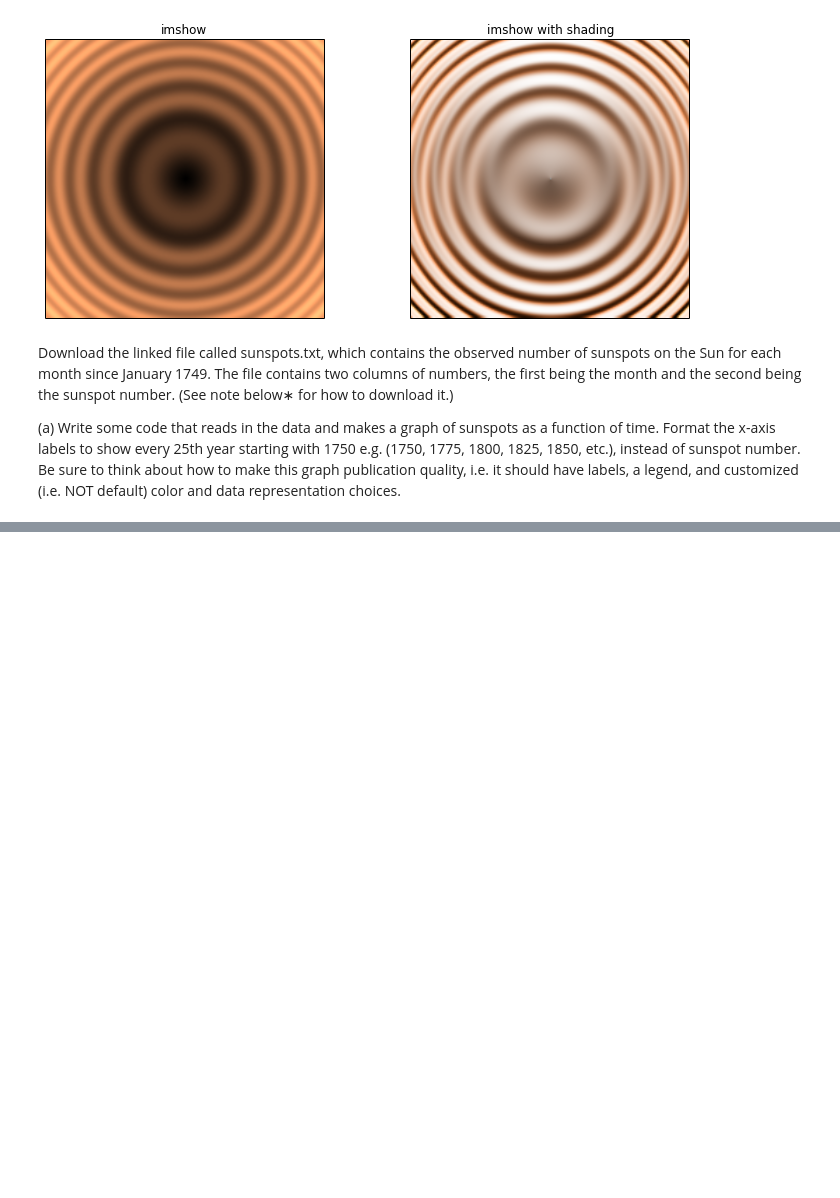
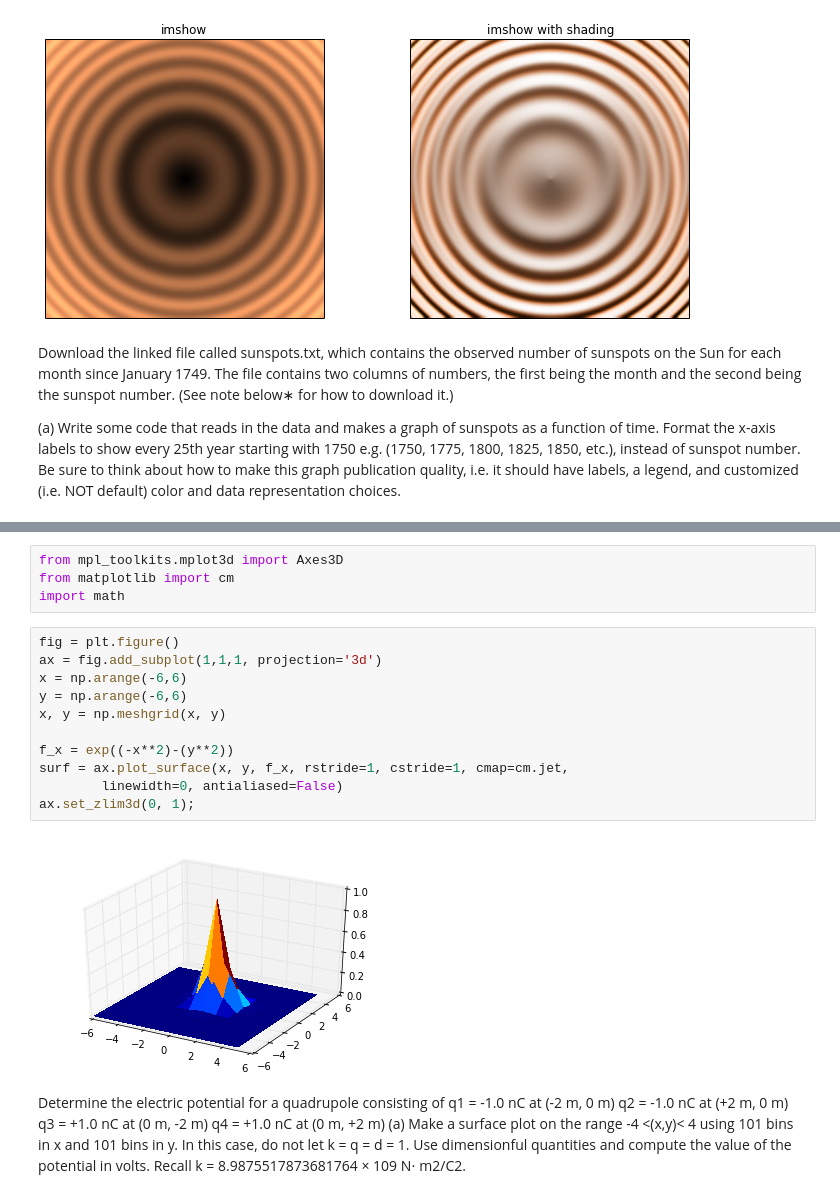
Before and after one commit to joknowle/PHYS202-S14, a Jupyter notebook: Graphics/GraphicsExercies.ipynb, the cells around one changed output, grey strips where cells are left out. Cells and saved outputs as stored; diff of their text form; blank space fills up the shorter version.

```diff
--- a/Graphics/GraphicsExercies.ipynb
+++ b/Graphics/GraphicsExercies.ipynb
@@ -82,0 +254,25 @@ IOError: [Errno 2] No such file or directory: './sunspots.txt'
+# %%
+from mpl_toolkits.mplot3d import Axes3D
+from matplotlib import cm
+import math
+# %%
+fig = plt.figure()
+ax = fig.add_subplot(1,1,1, projection='3d')
+x = np.arange(-6,6)
+y = np.arange(-6,6)
+x, y = np.meshgrid(x, y)
+
+f_x = exp((-x**2)-(y**2))
+surf = ax.plot_surface(x, y, f_x, rstride=1, cstride=1, cmap=cm.jet,
+        linewidth=0, antialiased=False)
+ax.set_zlim3d(0, 1);
+# %% [output]
+[figure, added]
+# %% [markdown]
+Determine the electric potential for a quadrupole consisting of
+q1 = -1.0 nC at (-2 m, 0 m)
+q2 = -1.0 nC at (+2 m, 0 m)
+q3 = +1.0 nC at (0 m, -2 m)
+q4 = +1.0 nC at (0 m, +2 m)
+(a) Make a surface plot on the range -4 <(x,y)< 4 using 101 bins in x and 101 bins in y. In this case, do not let k = q = d = 1. Use dimensionful quantities and compute the value of the potential in volts.
+Recall k = 8.9875517873681764 × 109 N⋅ m2/C2.
```
Also changed, not shown: parts of 10 cells of this notebook, 2 other files.
